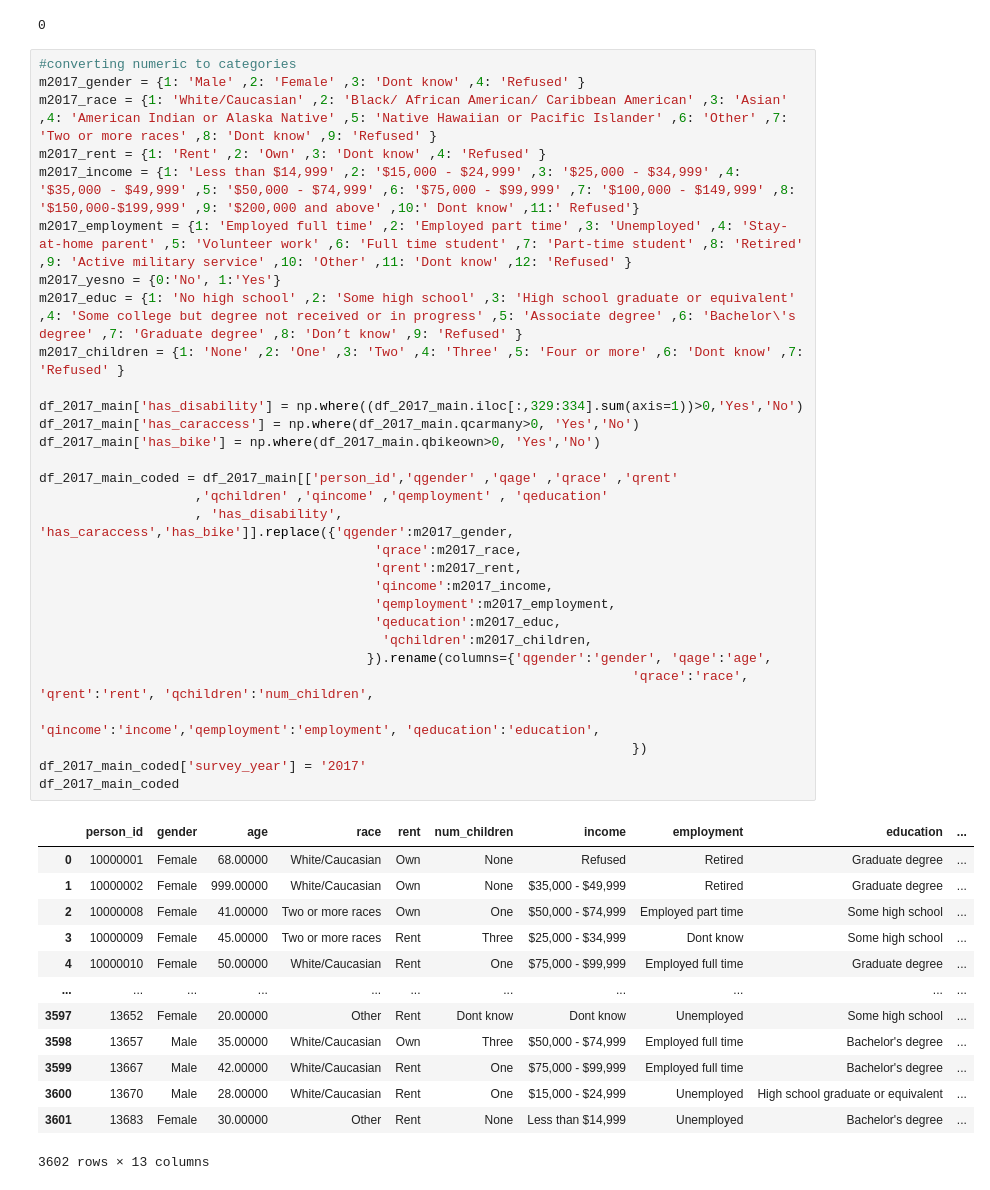
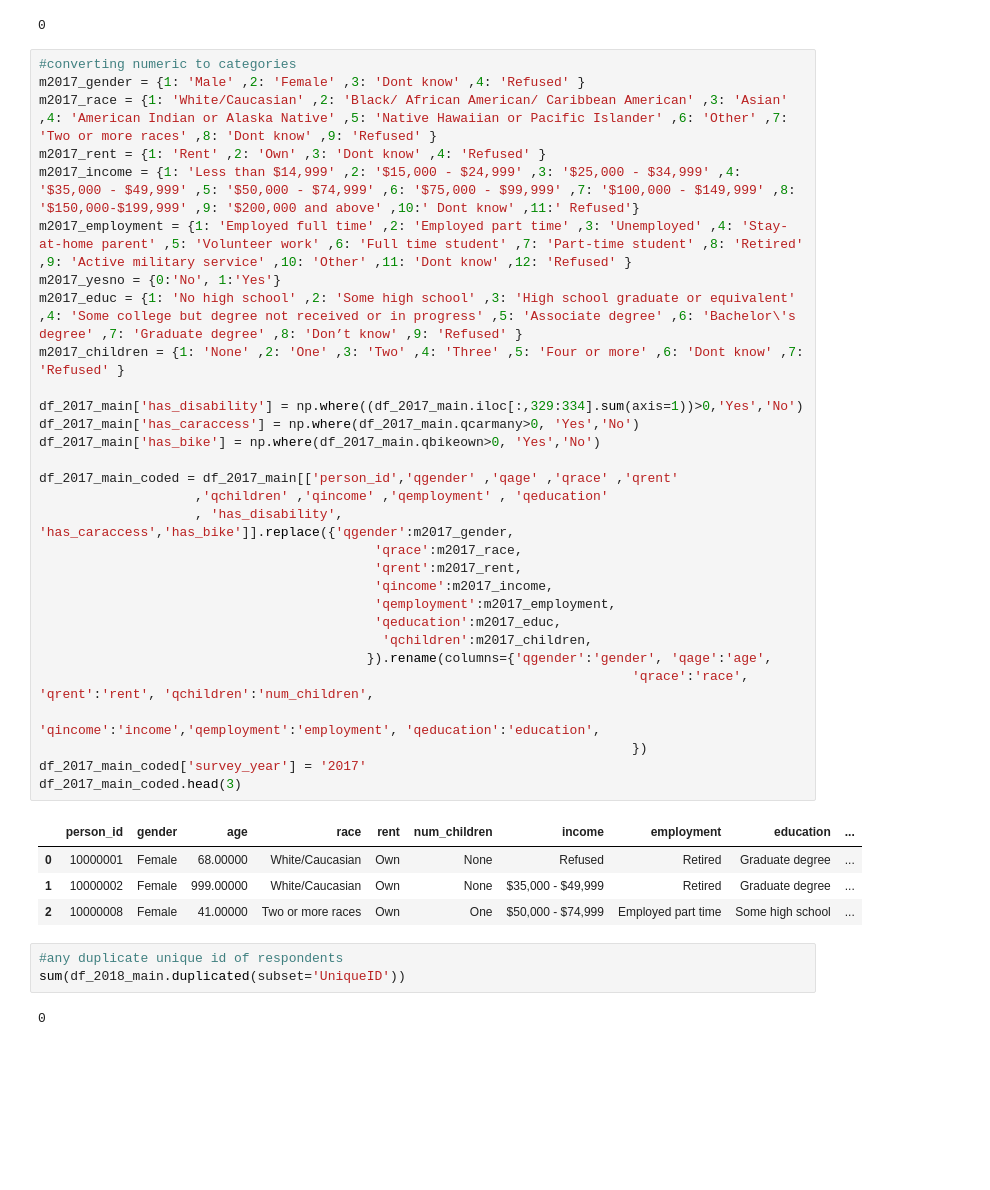
Before and after one commit to mmgargoles/NYC-Mobility-Project, a Jupyter notebook: CPSC4830-Project-Draft.ipynb, the cells around one changed output. Saved outputs shown, nothing was run; the diff lists cells and outputs as text; blank space fills up the shorter version.

```diff
--- a/CPSC4830-Project-Draft.ipynb
+++ b/CPSC4830-Project-Draft.ipynb
@@ -210,43 +179,39 @@ m2017_race = {1: 'White/Caucasian' ,2: 'Black/ African American/ Caribbean Ameri
 m2017_rent = {1: 'Rent' ,2: 'Own' ,3: 'Dont know' ,4: 'Refused' }
 m2017_income = {1: 'Less than $14,999' ,2: '$15,000 - $24,999' ,3: '$25,000 - $34,999' ,4: '$35,000 - $49,999' ,5: '$50,000 - $74,999' ,6: '$75,000 - $99,999' ,7: '$100,000 - $149,999' ,8: '$150,000-$199,999' ,9: '$200,000 and above' ,10:' Dont know' ,11:' Refused'}
 m2017_employment = {1: 'Employed full time' ,2: 'Employed part time' ,3: 'Unemployed' ,4: 'Stay-at-home parent' ,5: 'Volunteer work' ,6: 'Full time student' ,7: 'Part-time student' ,8: 'Retired' ,9: 'Active military service' ,10: 'Other' ,11: 'Dont know' ,12: 'Refused' }
 m2017_yesno = {0:'No', 1:'Yes'}
 m2017_educ = {1: 'No high school' ,2: 'Some high school' ,3: 'High school graduate or equivalent' ,4: 'Some college but degree not received or in progress' ,5: 'Associate degree' ,6: 'Bachelor\'s degree' ,7: 'Graduate degree' ,8: 'Don’t know' ,9: 'Refused' }
 m2017_children = {1: 'None' ,2: 'One' ,3: 'Two' ,4: 'Three' ,5: 'Four or more' ,6: 'Dont know' ,7: 'Refused' }
 
 df_2017_main['has_disability'] = np.where((df_2017_main.iloc[:,329:334].sum(axis=1))>0,'Yes','No')
 df_2017_main['has_caraccess'] = np.where(df_2017_main.qcarmany>0, 'Yes','No')
 df_2017_main['has_bike'] = np.where(df_2017_main.qbikeown>0, 'Yes','No')
 
 df_2017_main_coded = df_2017_main[['person_id','qgender' ,'qage' ,'qrace' ,'qrent'
                     ,'qchildren' ,'qincome' ,'qemployment' , 'qeducation'
                     , 'has_disability', 'has_caraccess','has_bike']].replace({'qgender':m2017_gender,
                                            'qrace':m2017_race,
                                            'qrent':m2017_rent,
                                            'qincome':m2017_income,
                                            'qemployment':m2017_employment,
                                            'qeducation':m2017_educ,
                                             'qchildren':m2017_children,
                                           }).rename(columns={'qgender':'gender', 'qage':'age',
                                                                             'qrace':'race', 'qrent':'rent', 'qchildren':'num_children',
                                                                             'qincome':'income','qemployment':'employment', 'qeducation':'education',
                                                                             })
 df_2017_main_coded['survey_year'] = '2017'
-df_2017_main_coded
+df_2017_main_coded.head(3)
 # %% [output]
 |  | person_id | gender | age | race | rent | num_children | income | employment | education | ... |
 | 0 | 10000001 | Female | 68.00000 | White/Caucasian | Own | None | Refused | Retired | Graduate degree | ... |
 | 1 | 10000002 | Female | 999.00000 | White/Caucasian | Own | None | $35,000 - $49,999 | Retired | Graduate degree | ... |
 | 2 | 10000008 | Female | 41.00000 | Two or more races | Own | One | $50,000 - $74,999 | Employed part time | Some high school | ... |
-| 3 | 10000009 | Female | 45.00000 | Two or more races | Rent | Three | $25,000 - $34,999 | Dont know | Some high school | ... |
-| 4 | 10000010 | Female | 50.00000 | White/Caucasian | Rent | One | $75,000 - $99,999 | Employed full time | Graduate degree | ... |
-| ... | ... | ... | ... | ... | ... | ... | ... | ... | ... | ... |
-| 3597 | 13652 | Female | 20.00000 | Other | Rent | Dont know | Dont know | Unemployed | Some high school | ... |
-| 3598 | 13657 | Male | 35.00000 | White/Caucasian | Own | Three | $50,000 - $74,999 | Employed full time | Bachelor's degree | ... |
-| 3599 | 13667 | Male | 42.00000 | White/Caucasian | Rent | One | $75,000 - $99,999 | Employed full time | Bachelor's degree | ... |
-| 3600 | 13670 | Male | 28.00000 | White/Caucasian | Rent | One | $15,000 - $24,999 | Unemployed | High school graduate or equivalent | ... |
-| 3601 | 13683 | Female | 30.00000 | Other | Rent | None | Less than $14,999 | Unemployed | Bachelor's degree | ... |
-3602 rows × 13 columns
+# %%
+#any duplicate unique id of respondents
+sum(df_2018_main.duplicated(subset='UniqueID'))
+# %% [output]
+0
 # %%
 #cleaning 2018 main survey
 df_2018_main['has_disability'] = np.where(df_2018_main.iloc[:,175:181].replace({'Yes':True, 'No':False}).any(axis=1),'Yes','No')
```
Also changed, not shown: parts of 13 cells of this notebook.
